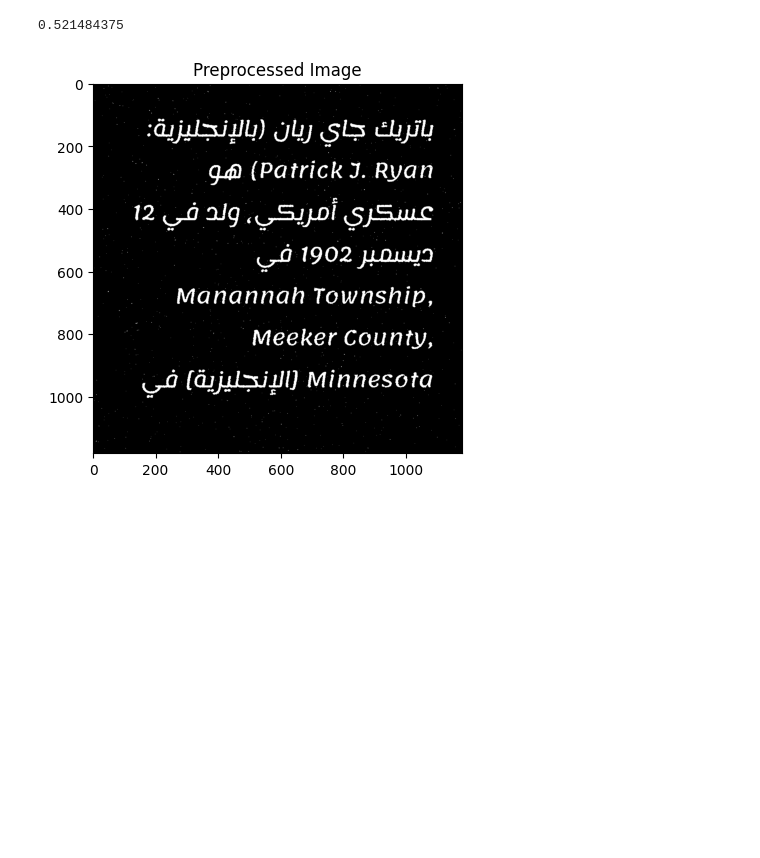
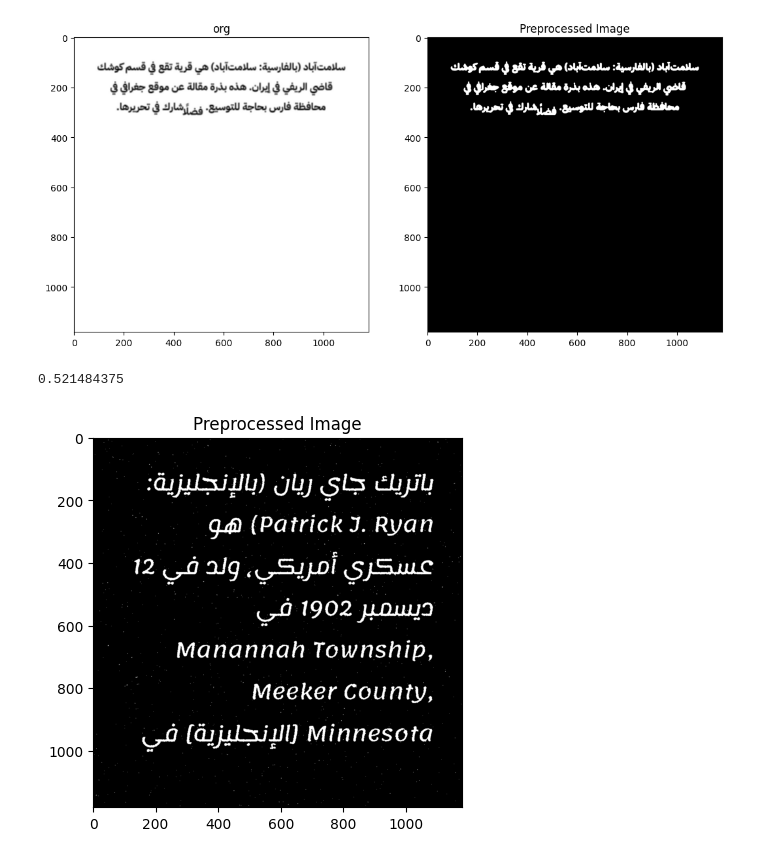
Before and after one commit to Mr-Sheerlock/AbuGradients, a Jupyter notebook: preprocess.ipynb, the cells around one changed output. Drawn from its saved outputs; the diff is of its cells as text; code cells hidden in the pictures; blank space fills up the shorter version.

```diff
--- a/preprocess.ipynb
+++ b/preprocess.ipynb
@@ -9,3 +13,15 @@ import scipy.ndimage as nd
+# %%
+# Lemonada/189.jpeg is rotated 180 degrees
+# Lemonada/457.jpeg has salt and pepper noise
+# IBM /18.jpeg has blurry
+# IBM /2.jpeg has blurry
+# IBM /59.jpeg has s&p
+# img0 = io.imread('fonts-dataset/Marhey/0.jpeg')
+img0 = io.imread('fonts-dataset/IBM Plex Sans Arabic/2.jpeg')
+img=preprocess(img0)
+show_images([img0,img], ['org','Preprocessed Image'])
+# %% [output]
+[figure, added]
 # %%
 # Lemonada/189.jpeg is rotated 180 degrees
 # Lemonada/457.jpeg has salt and pepper noise
```
Also changed, not shown: parts of 4 cells of this notebook, 17 other files.
